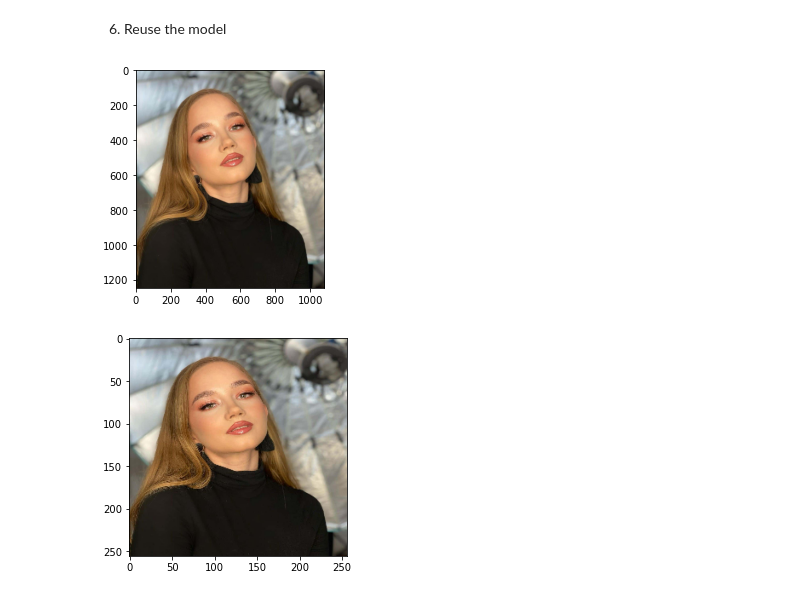
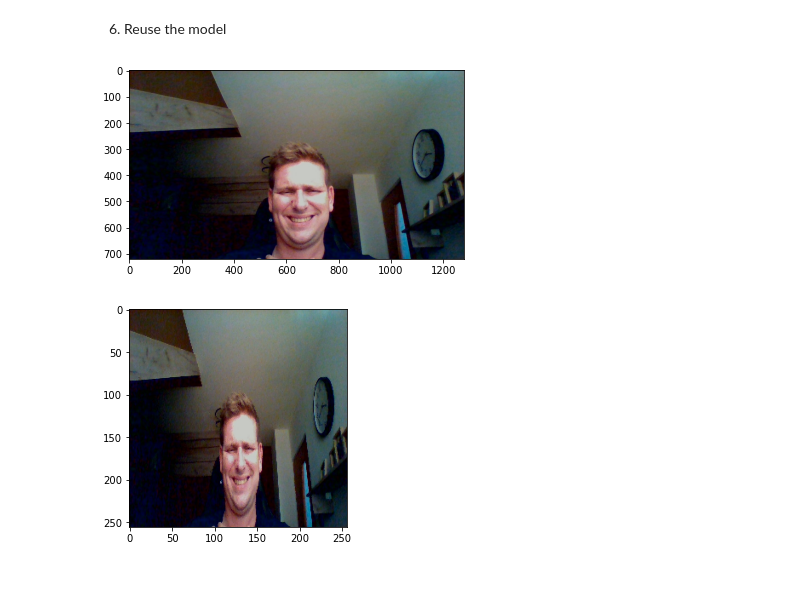
Before and after one commit to Asld97/Pain_Classification, a Jupyter notebook: Data_Preprocessing_CNN.ipynb, the cells around one changed output. Drawn from its saved outputs; the diff is of its cells as text; code cells hidden in the pictures.

```diff
--- a/Data_Preprocessing_CNN.ipynb
+++ b/Data_Preprocessing_CNN.ipynb
@@ -376,16 +376,16 @@ new_model = load_model(os.path.join('models', 'pain_detection_model.h5'))
 # %%
-input_img = cv2.imread('neutral_test_v2.JPG')
+input_img = cv2.imread('Test_5.jpg')
 input_img = cv2.cvtColor(input_img, cv2.COLOR_BGR2RGB)
 plt.imshow(input_img)
 plt.show()
 # %% [output]
-[figure, old version]
+[figure, new version]
 # %%
 resized_img = tf.image.resize(input_img, (256, 256))
 plt.imshow(resized_img.numpy().astype(int))
 plt.show()
 # %% [output]
-[figure, old version]
+[figure, new version]
 # %%
 yhat_new = new_model.predict(np.expand_dims(resized_img/255, 0))
 # %% [output]
```
Also changed, not shown: parts of 5 cells of this notebook, 5 other files.
